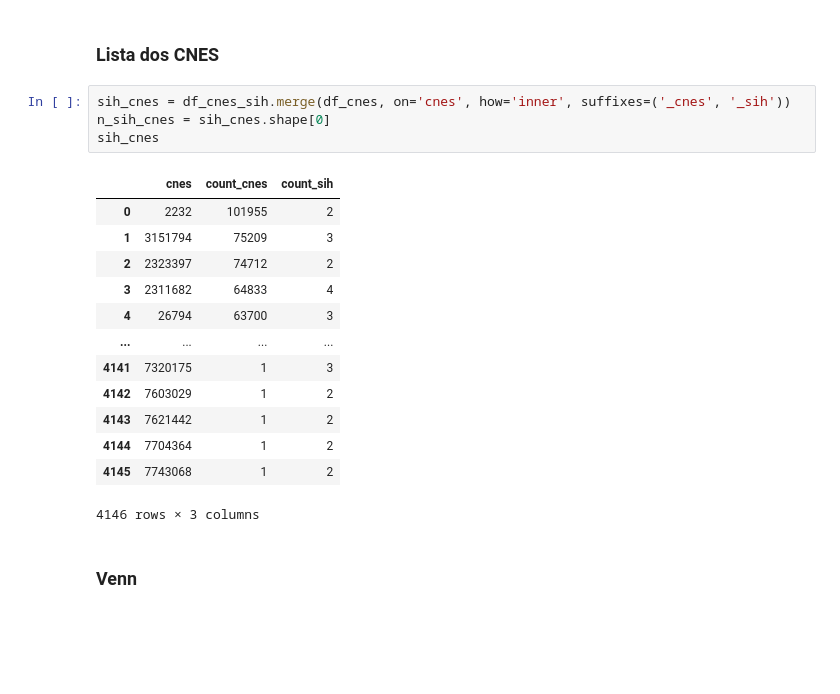
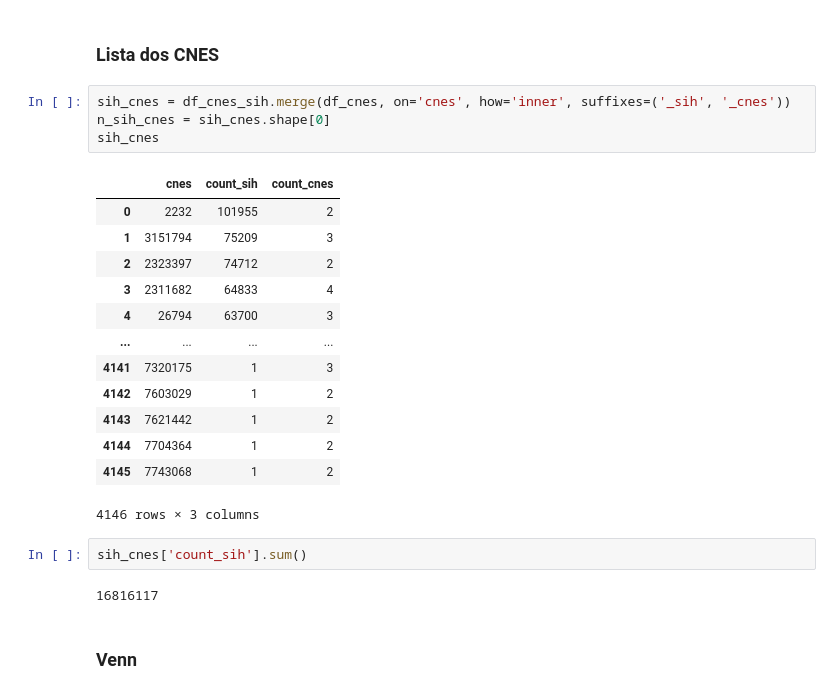
Before and after one commit to lucaslopes/gestantes, a Jupyter notebook: website/cnes.ipynb, the cells around one changed output. Cells and saved outputs as stored; diff of their text form; blank space fills up the shorter version.

```diff
--- a/website/cnes.ipynb
+++ b/website/cnes.ipynb
@@ -171,11 +224,11 @@ plt.show()
 # %% [markdown]
 ### Lista dos CNES
 # %%
-sih_cnes = df_cnes_sih.merge(df_cnes, on='cnes', how='inner', suffixes=('_cnes', '_sih'))
+sih_cnes = df_cnes_sih.merge(df_cnes, on='cnes', how='inner', suffixes=('_sih', '_cnes'))
 n_sih_cnes = sih_cnes.shape[0]
 sih_cnes
 # %% [output]
-|  | cnes | count_cnes | count_sih |
+|  | cnes | count_sih | count_cnes |
 | 0 | 2232 | 101955 | 2 |
 | 1 | 3151794 | 75209 | 3 |
 | 2 | 2323397 | 74712 | 2 |
@@ -188,6 +241,10 @@ sih_cnes
 | 4144 | 7704364 | 1 | 2 |
 | 4145 | 7743068 | 1 | 2 |
 4146 rows × 3 columns
+# %%
+sih_cnes['count_sih'].sum()
+# %% [output]
+16816117
 # %% [markdown]
 ### Venn
 # %%
```
Also changed, not shown: parts of 9 cells of this notebook, 2 other files.
